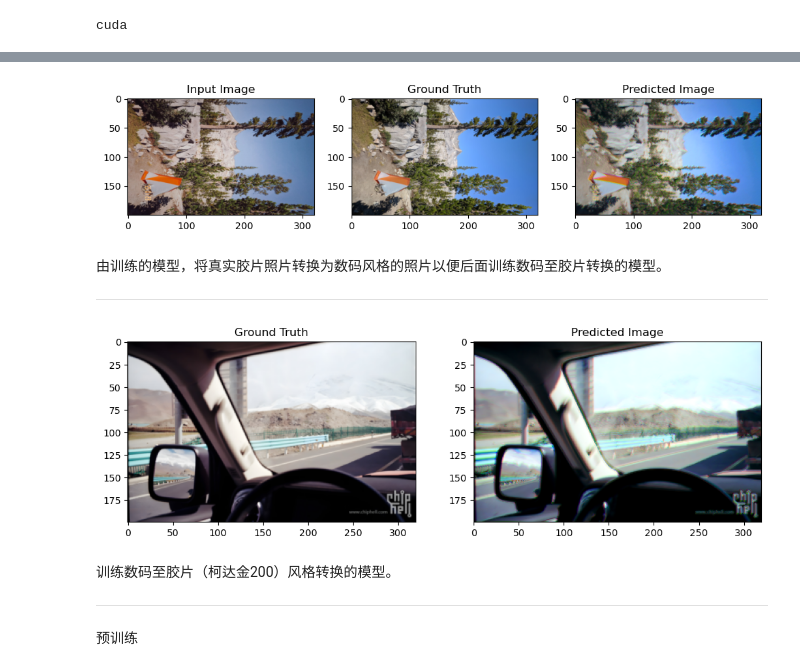
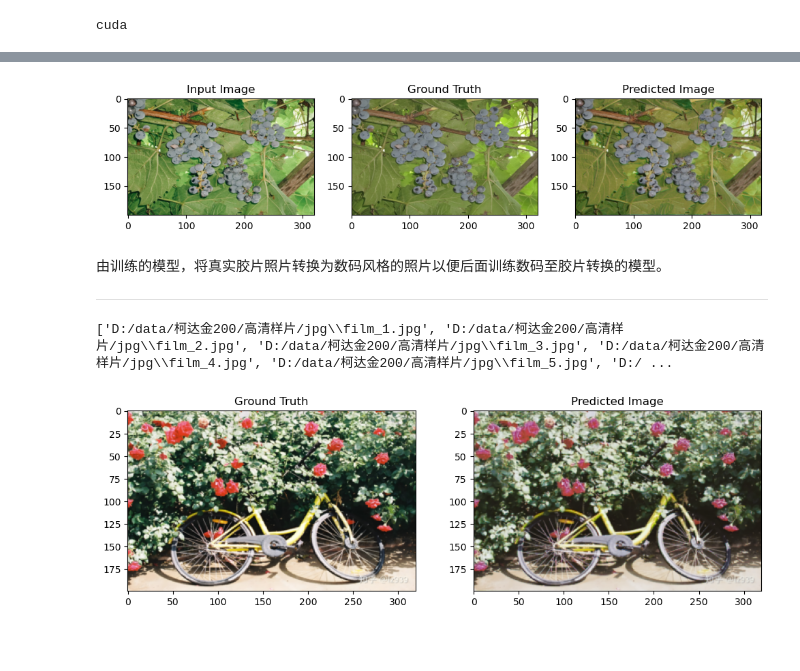
Before and after one commit to SongZihui-sudo/digitalFilm, a Jupyter notebook: DigitalFilm.ipynb, the cells around one changed output, grey strips where cells are left out. Drawn from its saved outputs; the diff is of its cells as text; code cells hidden in the pictures; blank space fills up the shorter version.

```diff
--- a/DigitalFilm.ipynb
+++ b/DigitalFilm.ipynb
@@ -340,8 +316,7 @@ def postprocess_image(tensor):
 # 训练模型
 num_epochs = 100
 psnr_list = []
-pre_epochs = 100
-
+pre_epochs = 700
 with tqdm.tqdm(total=num_epochs, desc="进度条") as pbar:
     for epoch in range(num_epochs):
         model.train()
@@ -354,7 +329,7 @@ with tqdm.tqdm(total=num_epochs, desc="进度条") as pbar:
             optimizer.step()
             pbar.set_postfix(loss=loss.item())
         pbar.update(1)
-        if not ((epoch + 1 + pre_epochs) % (100)):
+        if not ((epoch + 1 + pre_epochs) % (50)):
             model.eval()
             checkpoint = {
                 'epoch': epoch + pre_epochs + 1,
@@ -367,17 +342,4 @@ with tqdm.tqdm(total=num_epochs, desc="进度条") as pbar:
             print("checkpoint: %s saved." % str(epoch + pre_epochs + 1))
             avg_psnr = evaluate_psnr_generate(test_loader, model)
             print(f'Average PSNR for the dataset: {avg_psnr:.2f} dB')
-        elif not ((epoch + 1 + pre_epochs) % (10)):
-            model.eval()
-            avg_psnr = evaluate_psnr_generate(test_loader, model)
-            print("Epoch: %s" % str(epoch + 1 + pre_epochs))
-            print(f'Average PSNR for the dataset: {avg_psnr:.2f} dB')
-            img1, img2 = test_dataset[8]
-            img2 = img2.unsqueeze(0).cuda()
-            output = model(img2)
-            loss = loss_function(output, img1.unsqueeze(0).cuda())
-            output = postprocess_image(output)
-            output_path =  "./img_epoch_" + str(epoch + pre_epochs + 1) + ".jpg"
-            output.save(output_path)
-            psnr_list.append(avg_psnr)
 # %% [output]
@@ -405,7 +350,7 @@ Average PSNR for the dataset: 17.58 dB
 # %%
 # 测试阶段：展示结果
 with torch.no_grad():
-    img1, img2 = test_dataset[99]  # 取一个示例
+    img1, img2 = test_dataset[100]  # 取一个示例
     img2 = img2.unsqueeze(0).cuda()  # 增加批量维度
     output = model(img2)
 
@@ -424,7 +369,7 @@ with torch.no_grad():
     axes[2].set_title("Predicted Image")
     plt.show()
 # %% [output]
-[figure, old version]
+[figure, new version]
 # %% [markdown]
 由训练的模型，将真实胶片照片转换为数码风格的照片以便后面训练数码至胶片转换的模型。
 
@@ -434,8 +379,9 @@ class SampleImageFolderDataset(Dataset):
     def __init__(self, image_folder, transform = None):
         self.image_folder = image_folder
         img_list = os.listdir(image_folder)
-        #img_list.sort(key=lambda x: int(x[5:-4]))
+        img_list.sort(key=lambda x: int(x[5:-4]))
         self.image_paths = [os.path.join(image_folder, f) for f in img_list if os.path.isfile(os.path.join(image_folder, f))]
+        print(self.image_paths)
         self.transform = transform
         self.images = self.read_images()
 
@@ -454,28 +400,29 @@ class SampleImageFolderDataset(Dataset):
     def __getitem__(self, idx):
         return self.images[idx]
 # %%
-SampleDataset = SampleImageFolderDataset("D:/data/高清样片/jpg", transform)
-SampleDataloader = DataLoader(SampleDataset, batch_size=1, shuffle=False)
+SampleDataset = SampleImageFolderDataset("D:/data/柯达金200/高清样片/jpg", transform)
+# %% [output]
+['D:/data/柯达金200/高清样片/jpg\\film_1.jpg', 'D:/data/柯达金200/高清样片/jpg\\film_2.jpg', 'D:/data/柯达金200/高清样片/jpg\\film_3.jpg', 'D:/data/柯达金200/高清样片/jpg\\film_4.jpg', 'D:/data/柯达金200/高清样片/jpg\\film_5.jpg', 'D:/ ...
 # %%
 # 测试阶段：展示结果
 with torch.no_grad():
-    img1 = SampleDataset[10]  # 取一个示例
+    img1 = SampleDataset[9]  # 取一个示例
     img1 = img1.unsqueeze(0).cuda()  # 增加批量维度
     output = model(img1)
     # 将结果从 Tensor 转换回图片
     output_img = postprocess_image(output)
 
     img1 = img1.squeeze(0).cpu().numpy().transpose(1, 2, 0)
 
     # 使用 matplotlib 显示图片
     fig, axes = plt.subplots(1, 2, figsize=(12, 4))
     axes[0].imshow(img1)
     axes[0].set_title("Ground Truth")
     axes[1].imshow(output_img)
     axes[1].set_title("Predicted Image")
     plt.show()
 # %% [output]
-[figure, old version]
+[figure, new version]
 # %%
 def gaussian_film_grain(image,
                         noise_intensity=0.1,
@@ -552,9 +496,3 @@ def process_images(output_file, model, SampleDataset = None,noise = False, noise
                 i = i + 1
 # %%
 process_images("D:/data/柯达金200/样片标签", model, SampleDataset=SampleDataset)
-# %% [markdown]
-训练数码至胶片（柯达金200）风格转换的模型。
-
----
-# %% [markdown]
-预训练
```
Also changed, not shown: parts of 21 cells of this notebook, 3 other files.
